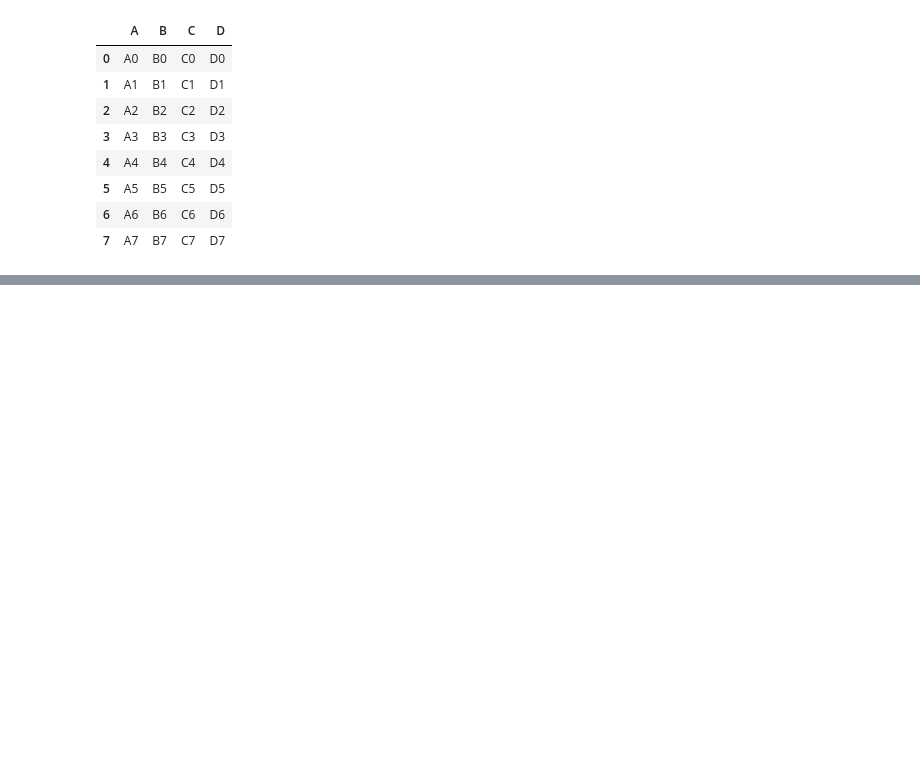
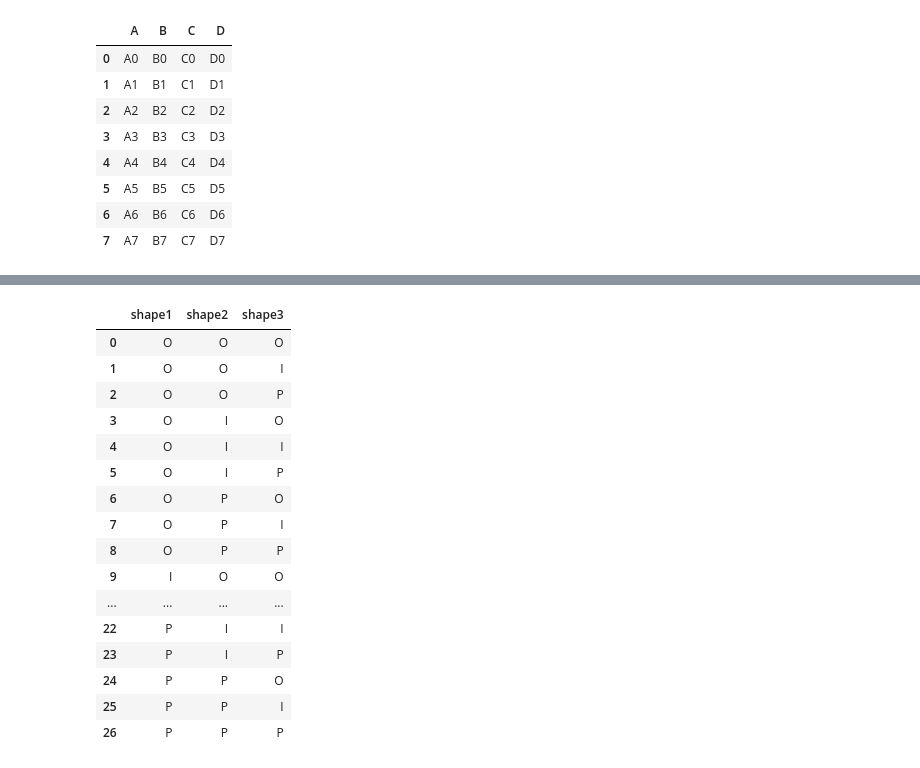
Before and after one commit to pythonai170624/28.11.2024, a Jupyter notebook: pd5.ipynb, the cells around one changed output, grey strips where cells are left out. Drawn from its saved outputs; the diff is of its cells as text; code cells hidden in the pictures; blank space fills up the shorter version.

```diff
--- a/pd5.ipynb
+++ b/pd5.ipynb
@@ -328,0 +355,71 @@ Create a statistics DataFrame containing min, max, std, and mean for the columns
+# %%
+ ######################## merge
+# inner, outer, left, right
+
+login = pd.DataFrame({
+    'user_id': ['U1', 'U2', 'U3', 'U4'],
+    'login_time': ['2022-01-01 12:30', '2022-01-02 10:30', '2022-01-05 09:30', '2022-01-10 08:00']
+})
+
+register = pd.DataFrame({
+    'user_id': ['U1', 'U2', 'U4', 'U5'],
+    'registration_time': ['2021-12-20', '2021-12-28', '2022-01-01', '2022-01-08'],
+    'name': ['Joe', 'Mike', 'Sue', 'Anna']
+})
+
+#display(login)
+#display(register)
+#print('========================= inner')
+#display(pd.merge(login, register, on='user_id', how='inner'))
+# print('========================= left')
+#display(pd.merge(login, register, on='user_id', how='left'))
+#print('========================= right')
+#display(pd.merge(login, register, on='user_id', how='right'))
+#print('========================= outer')
+#display(pd.merge(login, register, on='user_id', how='outer'))
+
+login = pd.DataFrame({
+
+    'login_time': ['2024-11-01 10:00', '2024-11-01 11:00']
+})
+
+register = pd.DataFrame({
+
+    'registration_date': ['2024-10-01', '2024-10-02']
+})
+
+print('========================= cross')
+display(pd.merge(login, register, how='cross'))
+
+
+shape1 = pd.DataFrame({
+
+    'shape1': ['O', 'I', 'P']
+})
+
+shape2 = pd.DataFrame({
+
+    'shape2': ['O', 'I', 'P']
+})
+
+shape3 = pd.DataFrame({
+
+    'shape3': ['O', 'I', 'P']
+})
+
+print('========================= cross')
+result = pd.merge(shape1, shape2, how='cross')
+pd.merge(result, shape3, how='cross')
+
+
+# O I P
+
+#display(login, register, result)
+#display(login)
+#display(register)
+
+# inner
+# left
+# right
+# full outer
+# %% [output]
@@ -328,0 +433,17 @@ Create a statistics DataFrame containing min, max, std, and mean for the columns
+|  | shape1 | shape2 | shape3 |
+| 0 | O | O | O |
+| 1 | O | O | I |
+| 2 | O | O | P |
+| 3 | O | I | O |
+| 4 | O | I | I |
+| 5 | O | I | P |
+| 6 | O | P | O |
+| 7 | O | P | I |
+| 8 | O | P | P |
+| 9 | I | O | O |
+| ... | ... | ... | ... |
+| 22 | P | I | I |
+| 23 | P | I | P |
+| 24 | P | P | O |
+| 25 | P | P | I |
+| 26 | P | P | P |
```
Also changed, not shown: parts of 7 cells of this notebook, 1 other file.
